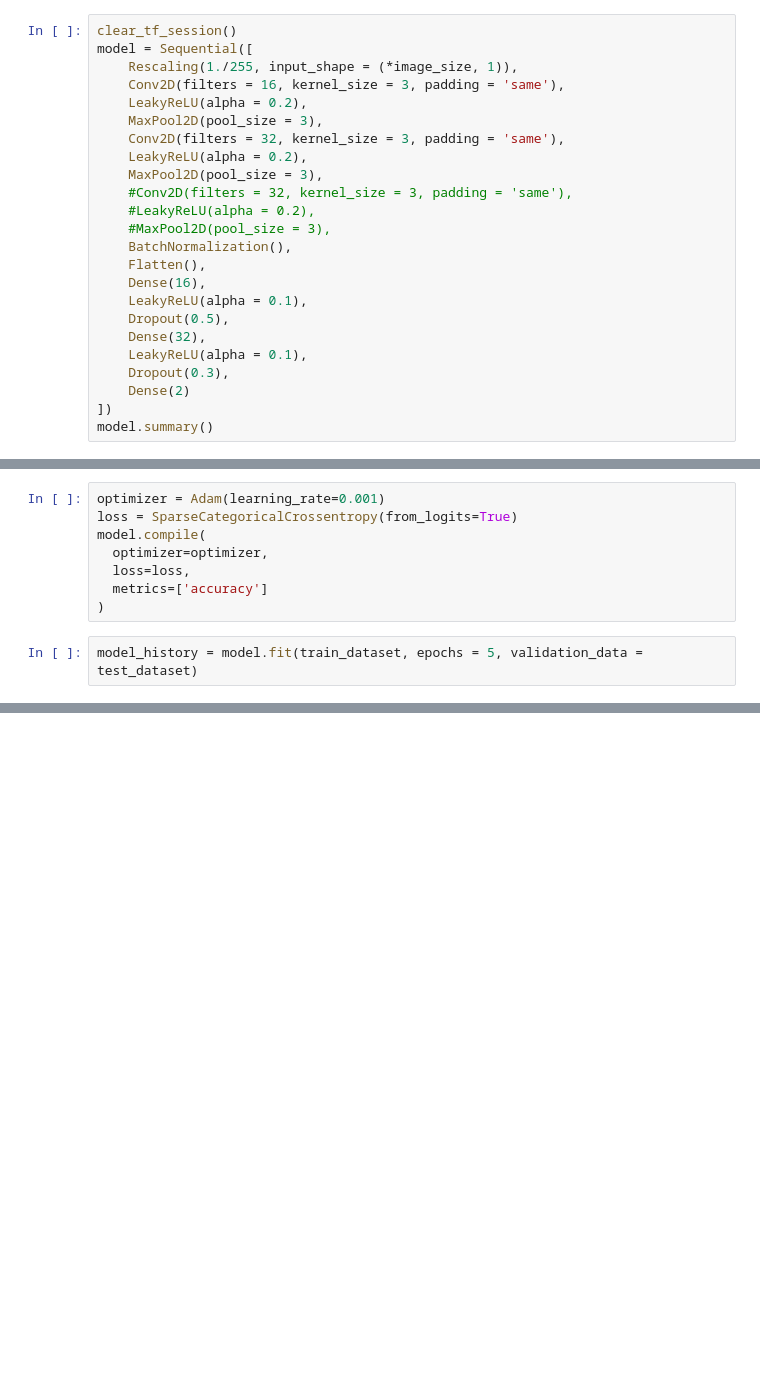
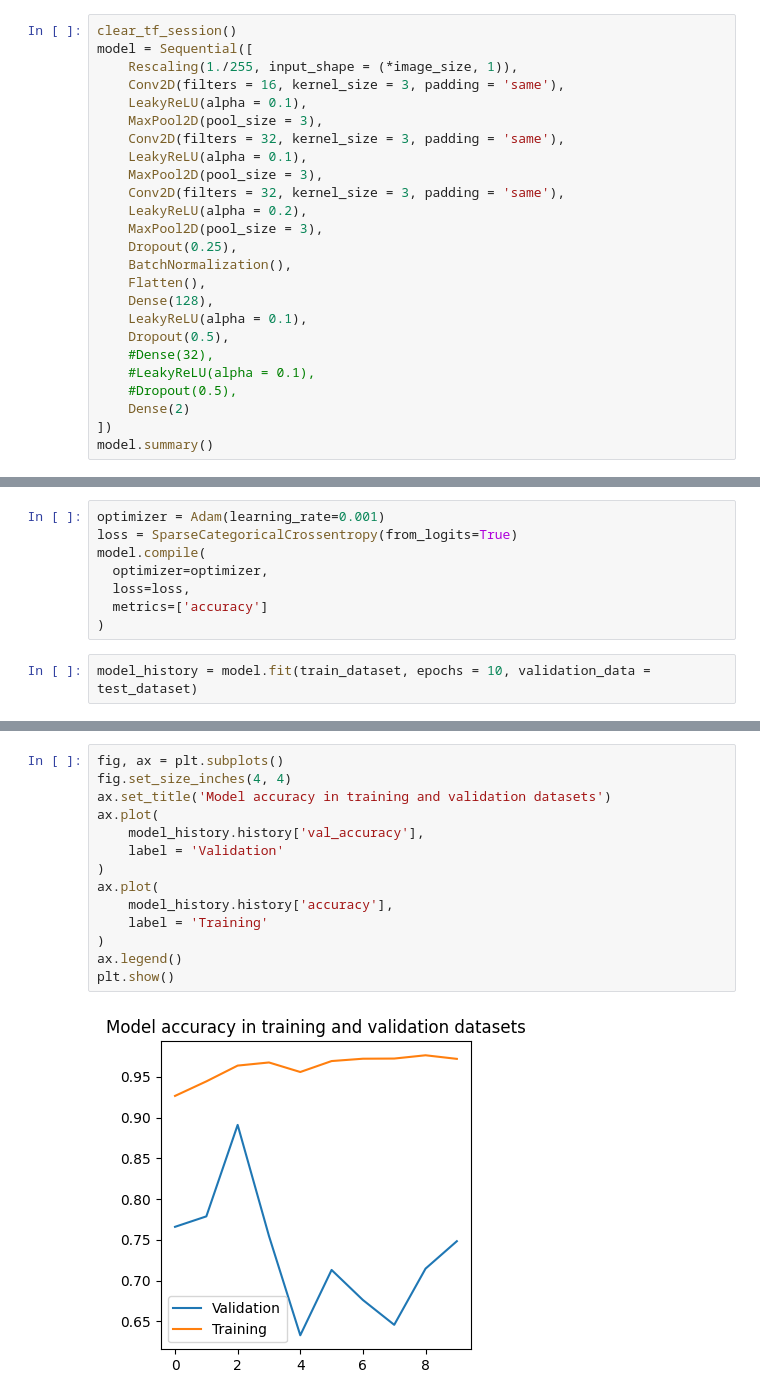
Before and after one commit to sarambulo/Pneumonia_detection, a Jupyter notebook: notebooks/Pneumonia_detection.ipynb, the cells around one changed output, grey strips where cells are left out. Drawn from its saved outputs; the diff is of its cells as text; blank space fills up the shorter version.

Commit message:
Created first version of model

```diff
--- a/notebooks/Pneumonia_detection.ipynb
+++ b/notebooks/Pneumonia_detection.ipynb
@@ -219,22 +242,23 @@ clear_tf_session()
 model = Sequential([
     Rescaling(1./255, input_shape = (*image_size, 1)),
     Conv2D(filters = 16, kernel_size = 3, padding = 'same'),
-    LeakyReLU(alpha = 0.2),
+    LeakyReLU(alpha = 0.1),
+    MaxPool2D(pool_size = 3),
+    Conv2D(filters = 32, kernel_size = 3, padding = 'same'),
+    LeakyReLU(alpha = 0.1),
     MaxPool2D(pool_size = 3),
     Conv2D(filters = 32, kernel_size = 3, padding = 'same'),
     LeakyReLU(alpha = 0.2),
     MaxPool2D(pool_size = 3),
-    #Conv2D(filters = 32, kernel_size = 3, padding = 'same'),
-    #LeakyReLU(alpha = 0.2),
-    #MaxPool2D(pool_size = 3),
+    Dropout(0.25),
     BatchNormalization(),
     Flatten(),
-    Dense(16),
+    Dense(128),
     LeakyReLU(alpha = 0.1),
     Dropout(0.5),
-    Dense(32),
-    LeakyReLU(alpha = 0.1),
-    Dropout(0.3),
+    #Dense(32),
+    #LeakyReLU(alpha = 0.1),
+    #Dropout(0.5),
     Dense(2)
 ])
 model.summary()
@@ -265,5 +289,5 @@ model.compile(
   metrics=['accuracy']
 )
 # %%
-model_history = model.fit(train_dataset, epochs = 5, validation_data = test_dataset)
+model_history = model.fit(train_dataset, epochs = 10, validation_data = test_dataset)
 # %% [output]
@@ -279,0 +315,16 @@ Epoch 5/5
+# %%
+fig, ax = plt.subplots()
+fig.set_size_inches(4, 4)
+ax.set_title('Model accuracy in training and validation datasets')
+ax.plot(
+    model_history.history['val_accuracy'],
+    label = 'Validation'
+)
+ax.plot(
+    model_history.history['accuracy'],
+    label = 'Training'
+)
+ax.legend()
+plt.show()
+# %% [output]
+[figure, added]
```
Also changed, not shown: parts of 6 cells of this notebook, 1 other file.
